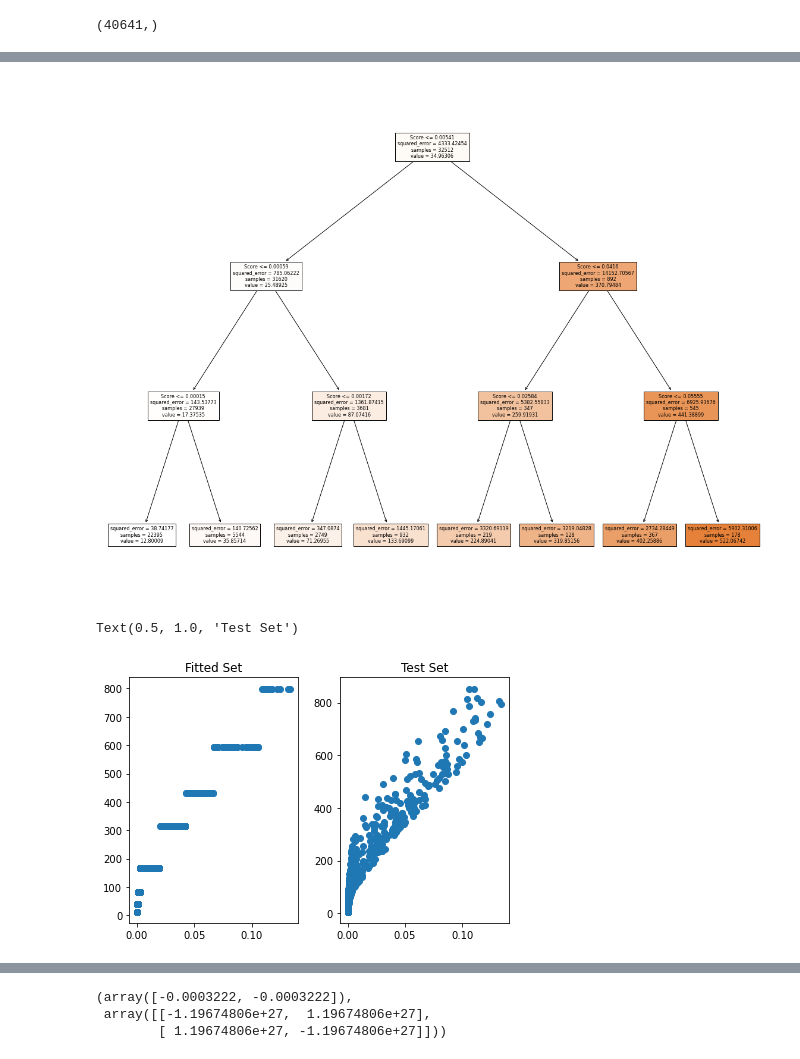
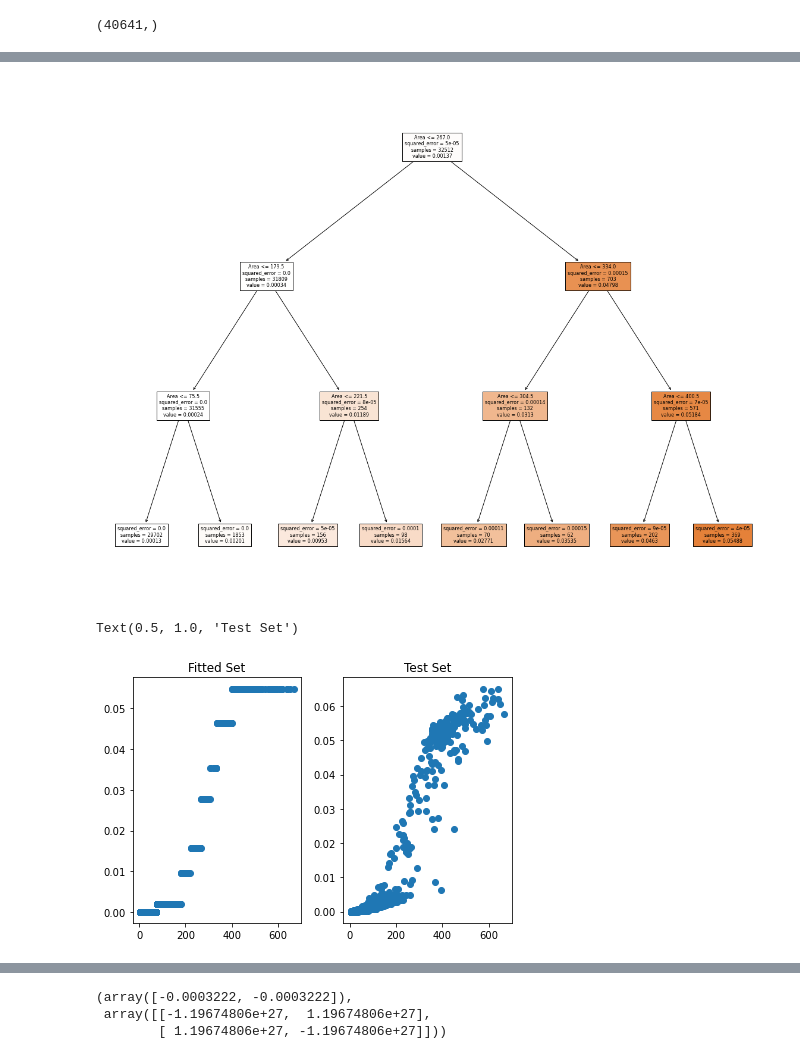
Before and after one commit to Kayzi0/ExplainBlobs, a Jupyter notebook: regression.ipynb, the cells around one changed output, grey strips where cells are left out. Saved outputs shown, nothing was run; the diff lists cells and outputs as text; code cells hidden in the pictures.

```diff
--- a/regression.ipynb
+++ b/regression.ipynb
@@ -132,8 +132,8 @@ px.scatter(data_frame=df, x = df.columns[0], y = df.columns[1])
 # %%
 #prepare data for training
 from sklearn.model_selection import train_test_split
-X = np.expand_dims(scores, -1)
-y = blob_areas
+X = np.expand_dims(blob_areas, -1)
+y = scores
 
 X_train, X_test, y_train, y_test = train_test_split(X, y, test_size=0.20, random_state=42)
 # %%
@@ -142,13 +142,12 @@ from sklearn.tree import DecisionTreeRegressor
 regressor = DecisionTreeRegressor(max_depth=3)
 regressor = regressor.fit(X_train, y_train)
 # %%
-from textwrap import fill
 from sklearn.tree import plot_tree
 plt.figure(figsize=(20,16))
-plot_tree(regressor, max_depth=3, feature_names=["Score"], filled=True, fontsize=8, precision=5)
+plot_tree(regressor, max_depth=3, feature_names=["Area"], filled=True, fontsize=8, precision=5)
 plt.show()
 # %% [output]
-[figure, old version]
+[figure, new version]
 # %%
 fig, ax = plt.subplots(1,2)
 fig.tight_layout()
@@ -159,7 +158,7 @@ ax[1].scatter(X_test, y_test)
 ax[1].set_title("Test Set")
 # %% [output]
 Text(0.5, 1.0, 'Test Set')
-[figure, old version]
+[figure, new version]
 # %%
 from sklearn.linear_model import LinearRegression
 
```
Also changed, not shown: parts of 6 cells of this notebook.
